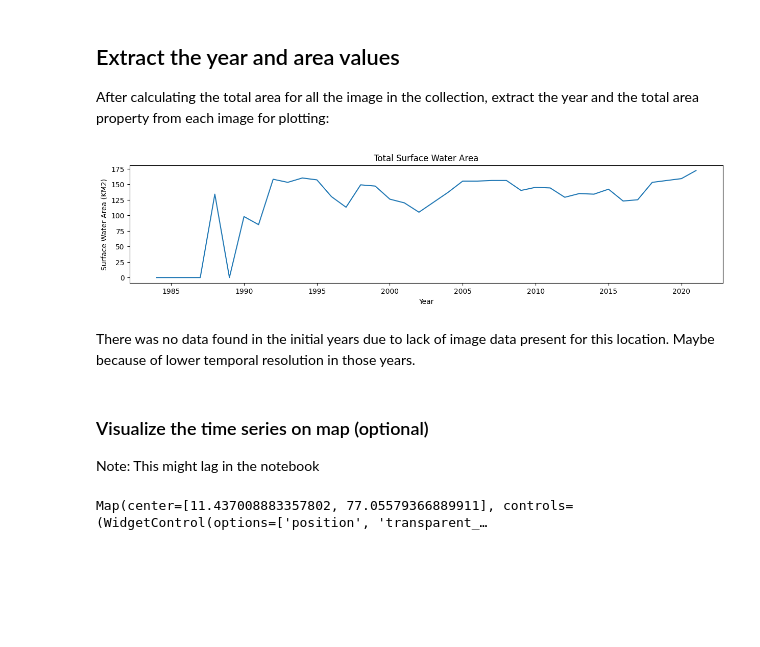
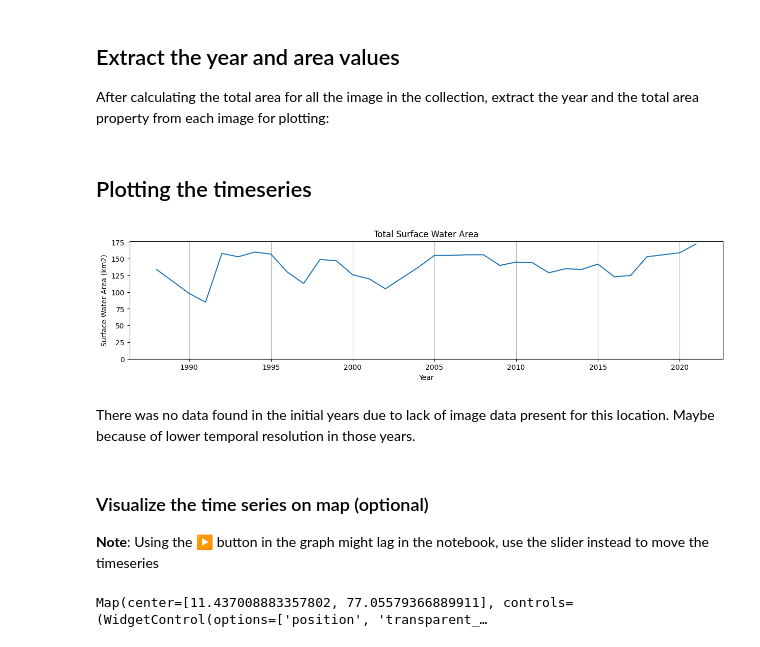
Before and after one commit to kavyajeetbora/monitoring_water_surface_area, a Jupyter notebook: notebooks/monitoring_inland_water_area_v2.ipynb, the cells around one changed output. Drawn from its saved outputs; the diff is of its cells as text; code cells hidden in the pictures; blank space fills up the shorter version.

Commit message:
Add - Documentation and removed null area values from timeseries

```diff
--- a/notebooks/monitoring_inland_water_area_v2.ipynb
+++ b/notebooks/monitoring_inland_water_area_v2.ipynb
@@ -132,18 +145,29 @@ def plot_time_series(x,y):
     ax.set_xlabel("Year")
     ax.set_ylabel('Surface Water Area (km2)')
     ax.set_title("Total Surface Water Area")
+    ax.set_ylim(0,)
+    ax.grid(axis = 'x')
     return fig
-# %%
-xs,ys = extract_time_series(areaImages)
-fig = plot_time_series(xs,ys)
-# %% [output]
-[figure, removed]
+# %% [markdown]
+## Plotting the timeseries
+# %%
+xs,ys = extract_time_series(areaImages)
+## Converting the data to a dataframe
+df = pd.DataFrame(zip(xs,ys), columns=['year','area_km2'])
+
+## Removing the null area values
+df = df[df['area_km2']>0]
+
+## plotting
+fig = plot_time_series(df['year'],df['area_km2'])
+# %% [output]
+[figure, added]
 # %% [markdown]
 There was no data found in the initial years due to lack of image data present for this location. Maybe because of lower temporal resolution in those years.
 # %% [markdown]
 ### Visualize the time series on map (optional)
 
-Note: This might lag in the notebook
+**Note**: Using the ▶ button in the graph might lag in the notebook, use the slider instead to move the timeseries
 # %%
 Map = geemap.Map()
 
```
Also changed, not shown: parts of 5 cells of this notebook.
